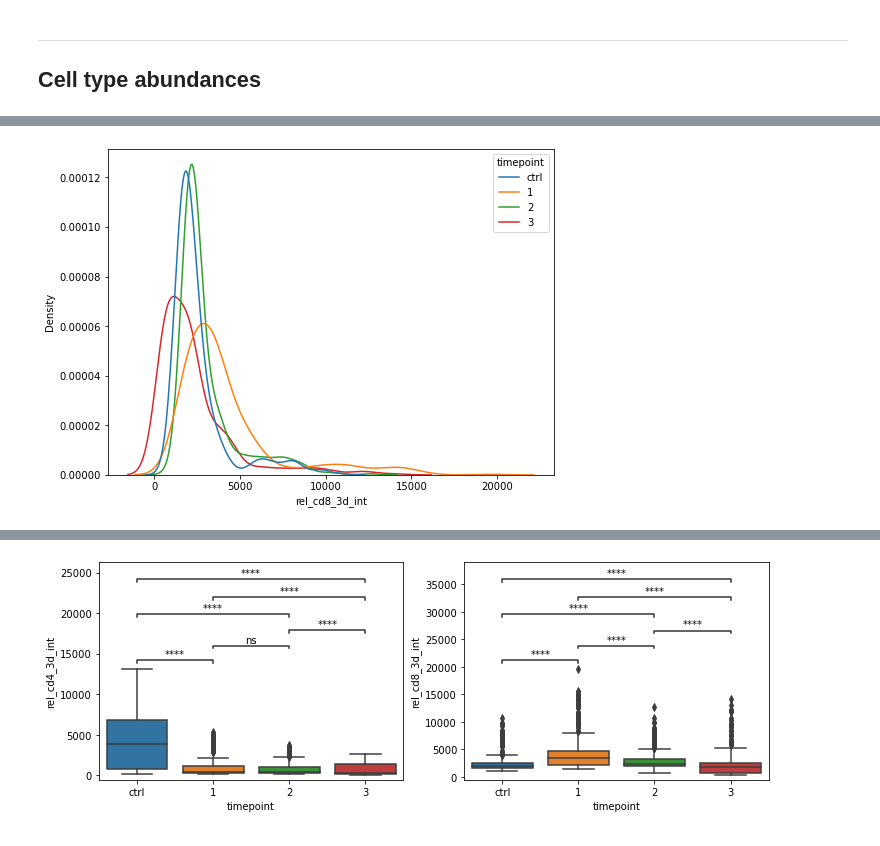
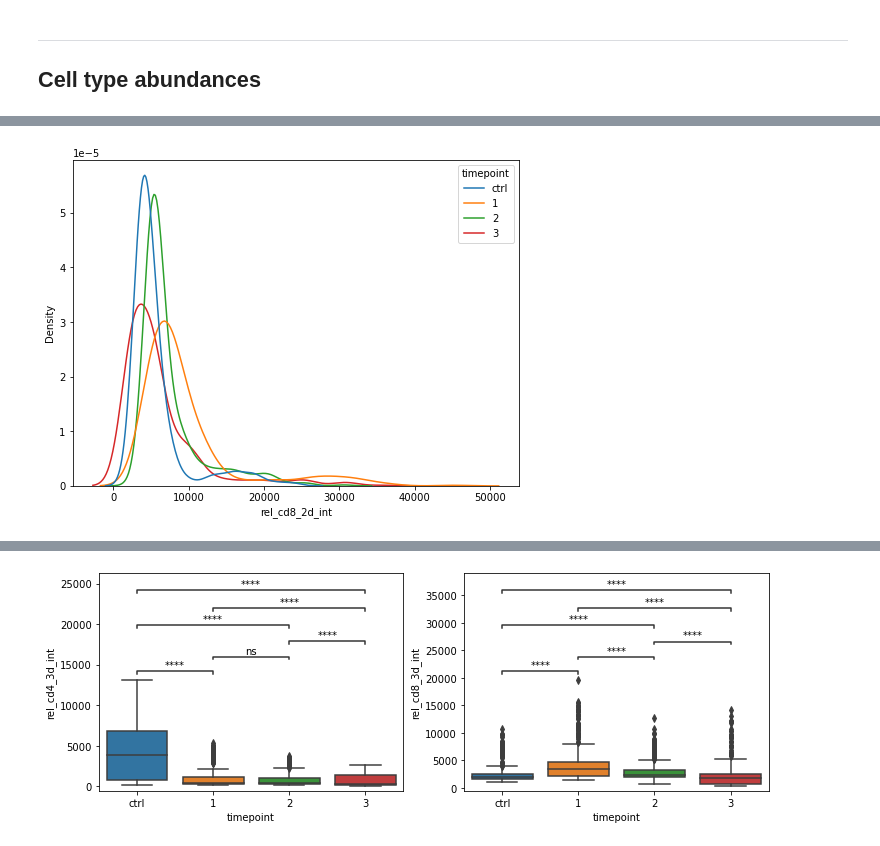
Before and after one commit to GVS-Lab/immune_cell_project, a Jupyter notebook: notebooks/pbmc/patients/marker/cancer_specific/eda_marker_glioma.ipynb, the cells around one changed output, grey strips where cells are left out. Drawn from its saved outputs; the diff is of its cells as text; code cells hidden in the pictures.

```diff
--- a/notebooks/pbmc/patients/marker/cancer_specific/eda_marker_glioma.ipynb
+++ b/notebooks/pbmc/patients/marker/cancer_specific/eda_marker_glioma.ipynb
@@ -393,10 +393,10 @@ plt.show()
 [interactive output not drawn]
 # %%
 fig, ax = plt.subplots(figsize=[8, 6])
-ax = sns.kdeplot(data=data, x="rel_cd8_3d_int", hue="timepoint", ax=ax)
+ax = sns.kdeplot(data=data, x="rel_cd8_2d_int", hue="timepoint", ax=ax)
 plt.show()
 # %% [output]
-[figure, old version]
+[figure, new version]
 [interactive output not drawn]
 # %%
 fig, ax = plt.subplots(figsize=[8, 6])
```
Also changed, not shown: parts of 1 cell of this notebook, 11 other files.
